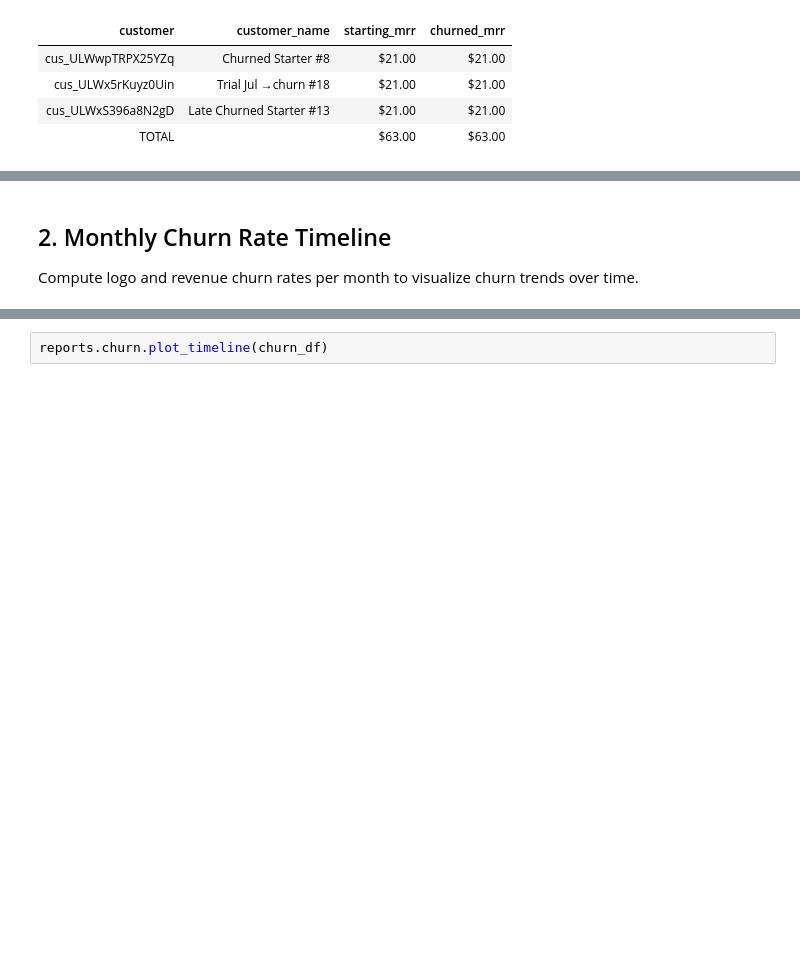
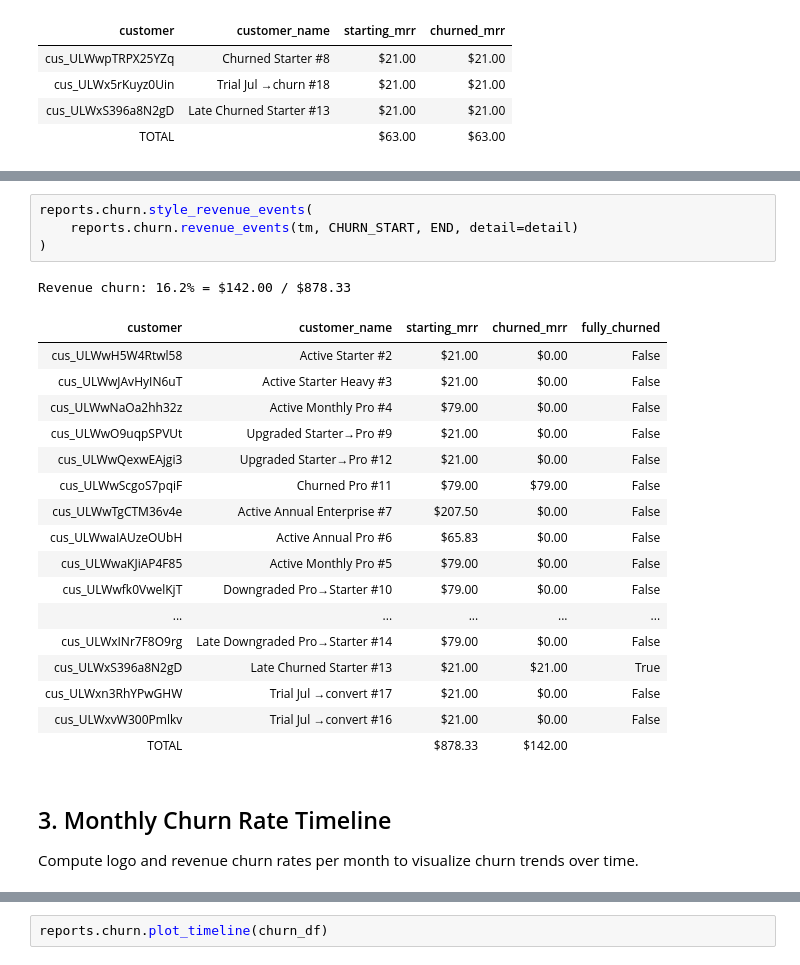
Before and after one commit to ondraz/tidemill, a Jupyter notebook: docs/notebooks/02_churn.ipynb, the cells around one changed output, grey strips where cells are left out. Drawn from its saved outputs; the diff is of its cells as text; blank space fills up the shorter version.

Commit message:
tracking active subscriptions for churn calculation

```diff
--- a/docs/notebooks/02_churn.ipynb
+++ b/docs/notebooks/02_churn.ipynb
@@ -53,5 +92,28 @@ C_churned: 3 customers, $63.00 lost MRR
+# %%
+reports.churn.style_revenue_events(
+    reports.churn.revenue_events(tm, CHURN_START, END, detail=detail)
+)
+# %% [output]
+Revenue churn: 16.2% = $142.00 / $878.33
+| customer | customer_name | starting_mrr | churned_mrr | fully_churned |
+| cus_ULWwH5W4Rtwl58 | Active Starter #2 | $21.00 | $0.00 | False |
+| cus_ULWwJAvHyIN6uT | Active Starter Heavy #3 | $21.00 | $0.00 | False |
+| cus_ULWwNaOa2hh32z | Active Monthly Pro #4 | $79.00 | $0.00 | False |
+| cus_ULWwO9uqpSPVUt | Upgraded Starter→Pro #9 | $21.00 | $0.00 | False |
+| cus_ULWwQexwEAjgi3 | Upgraded Starter→Pro #12 | $21.00 | $0.00 | False |
+| cus_ULWwScgoS7pqiF | Churned Pro #11 | $79.00 | $79.00 | False |
+| cus_ULWwTgCTM36v4e | Active Annual Enterprise #7 | $207.50 | $0.00 | False |
+| cus_ULWwaIAUzeOUbH | Active Annual Pro #6 | $65.83 | $0.00 | False |
+| cus_ULWwaKJiAP4F85 | Active Monthly Pro #5 | $79.00 | $0.00 | False |
+| cus_ULWwfk0VwelKjT | Downgraded Pro→Starter #10 | $79.00 | $0.00 | False |
+| ... | ... | ... | ... | ... |
+| cus_ULWxINr7F8O9rg | Late Downgraded Pro→Starter #14 | $79.00 | $0.00 | False |
+| cus_ULWxS396a8N2gD | Late Churned Starter #13 | $21.00 | $21.00 | True |
+| cus_ULWxn3RhYPwGHW | Trial Jul →convert #17 | $21.00 | $0.00 | False |
+| cus_ULWxvW300Pmlkv | Trial Jul →convert #16 | $21.00 | $0.00 | False |
+| TOTAL |  | $878.33 | $142.00 |  |
 # %% [markdown]
-## 2. Monthly Churn Rate Timeline
+## 3. Monthly Churn Rate Timeline
 
 Compute logo and revenue churn rates per month to visualize churn trends over time.
 # %%
```
Also changed, not shown: parts of 6 cells of this notebook, 7 other files.
